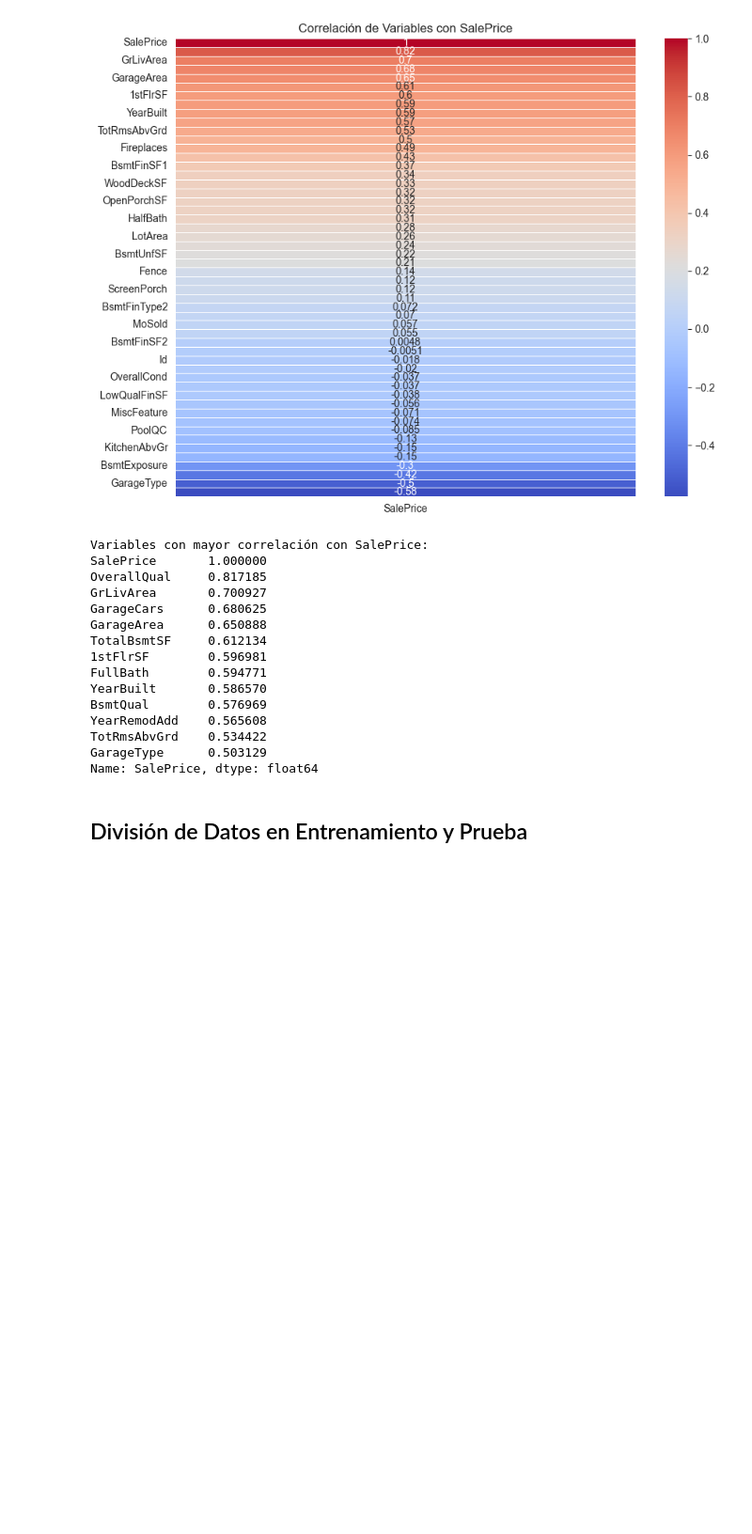
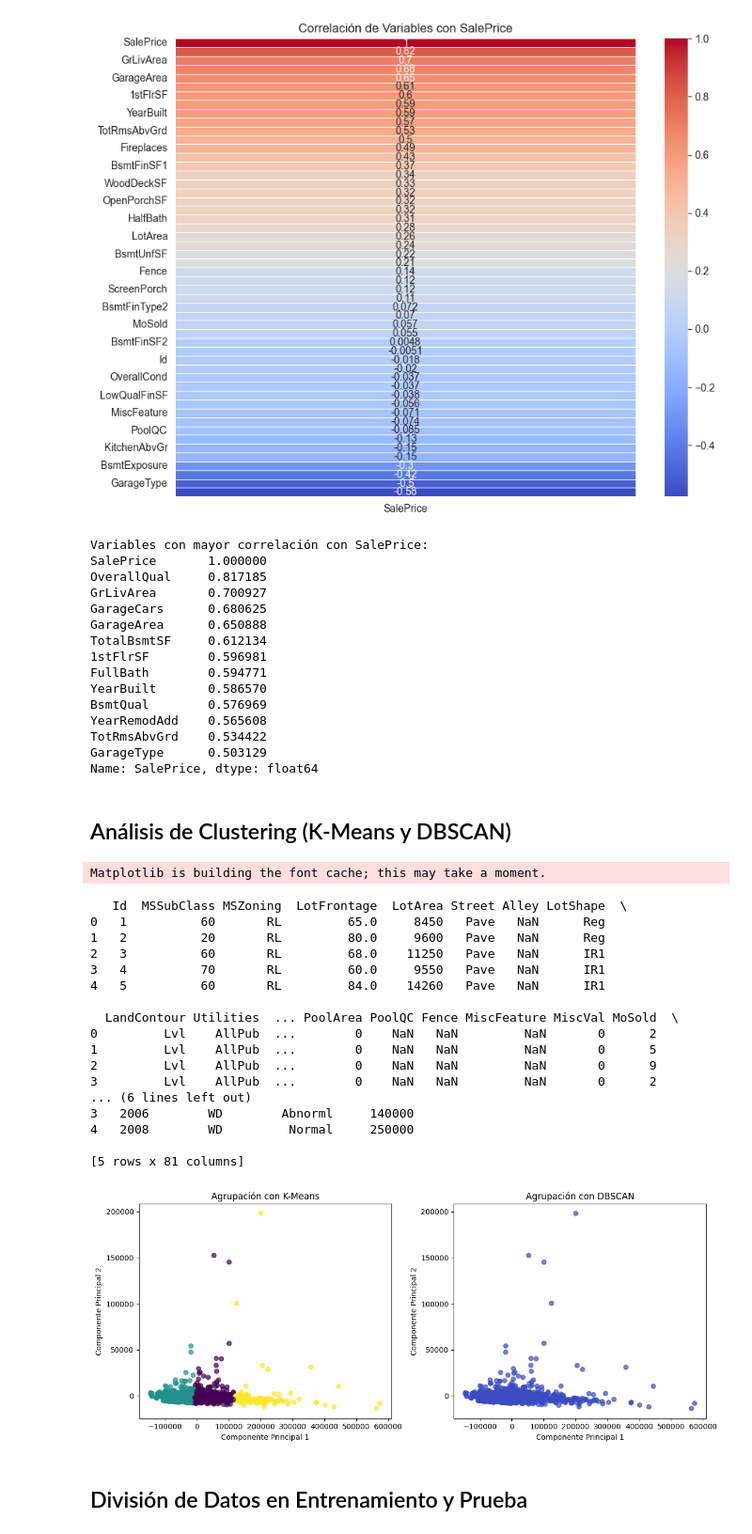
Before and after one commit to Riv2oo4/Proyecto1_MD, a Jupyter notebook: proyecto1.ipynb, the cells around one changed output. Shown at 94% size. Cells and saved outputs as stored; diff of their text form; code cells hidden in the pictures; blank space fills up the shorter version.

Commit message:
Analisis de clustering

```diff
--- a/proyecto1.ipynb
+++ b/proyecto1.ipynb
@@ -125,6 +125,73 @@ YearRemodAdd    0.565608
 TotRmsAbvGrd    0.534422
 GarageType      0.503129
 Name: SalePrice, dtype: float64
+# %% [markdown]
+## Análisis de Clustering (K-Means y DBSCAN)
+# %%
+from sklearn.cluster import KMeans, DBSCAN
+from sklearn.decomposition import PCA
+import pandas as pd
+import matplotlib.pyplot as plt
+
+
+# Carga del dataset
+df = pd.read_csv("train.csv")  # Asegúrate de que el archivo "train.csv" está en la misma carpeta
+print(df.head())  # Muestra las primeras filas para verificar que los datos están cargados
+
+
+# Seleccionar variables relevantes para el clustering
+features_for_clustering = df[['LotArea', 'GrLivArea', 'SalePrice']]
+
+# Aplicar PCA para reducir la dimensionalidad y visualizar los datos
+pca = PCA(n_components=2)
+features_pca = pca.fit_transform(features_for_clustering)
+
+# Aplicar K-Means con 3 clusters
+kmeans = KMeans(n_clusters=3, random_state=42, n_init=10)
+clusters_kmeans = kmeans.fit_predict(features_pca)
+
+# Aplicar DBSCAN
+dbscan = DBSCAN(eps=0.5, min_samples=5)
+clusters_dbscan = dbscan.fit_predict(features_pca)
+
+# Visualización de Clustering con K-Means
+plt.figure(figsize=(12, 5))
+
+plt.subplot(1, 2, 1)
+plt.scatter(features_pca[:, 0], features_pca[:, 1], c=clusters_kmeans, cmap='viridis', alpha=0.7)
+plt.title('Agrupación con K-Means')
+plt.xlabel('Componente Principal 1')
+plt.ylabel('Componente Principal 2')
+
+# Visualización de Clustering con DBSCAN
+plt.subplot(1, 2, 2)
+plt.scatter(features_pca[:, 0], features_pca[:, 1], c=clusters_dbscan, cmap='coolwarm', alpha=0.7)
+plt.title('Agrupación con DBSCAN')
+plt.xlabel('Componente Principal 1')
+plt.ylabel('Componente Principal 2')
+
+plt.tight_layout()
+plt.show()
+# %% [output]
+Matplotlib is building the font cache; this may take a moment.
+   Id  MSSubClass MSZoning  LotFrontage  LotArea Street Alley LotShape  \
+0   1          60       RL         65.0     8450   Pave   NaN      Reg
+1   2          20       RL         80.0     9600   Pave   NaN      Reg
+2   3          60       RL         68.0    11250   Pave   NaN      IR1
+3   4          70       RL         60.0     9550   Pave   NaN      IR1
+4   5          60       RL         84.0    14260   Pave   NaN      IR1
+
+  LandContour Utilities  ... PoolArea PoolQC Fence MiscFeature MiscVal MoSold  \
+0         Lvl    AllPub  ...        0    NaN   NaN         NaN       0      2
+1         Lvl    AllPub  ...        0    NaN   NaN         NaN       0      5
+2         Lvl    AllPub  ...        0    NaN   NaN         NaN       0      9
+3         Lvl    AllPub  ...        0    NaN   NaN         NaN       0      2
+... (6 lines left out)
+3   2006        WD        Abnorml     140000
+4   2008        WD         Normal     250000
+
+[5 rows x 81 columns]
+[figure, added]
 # %% [markdown]
 ## División de Datos en Entrenamiento y Prueba
 # %%
```
